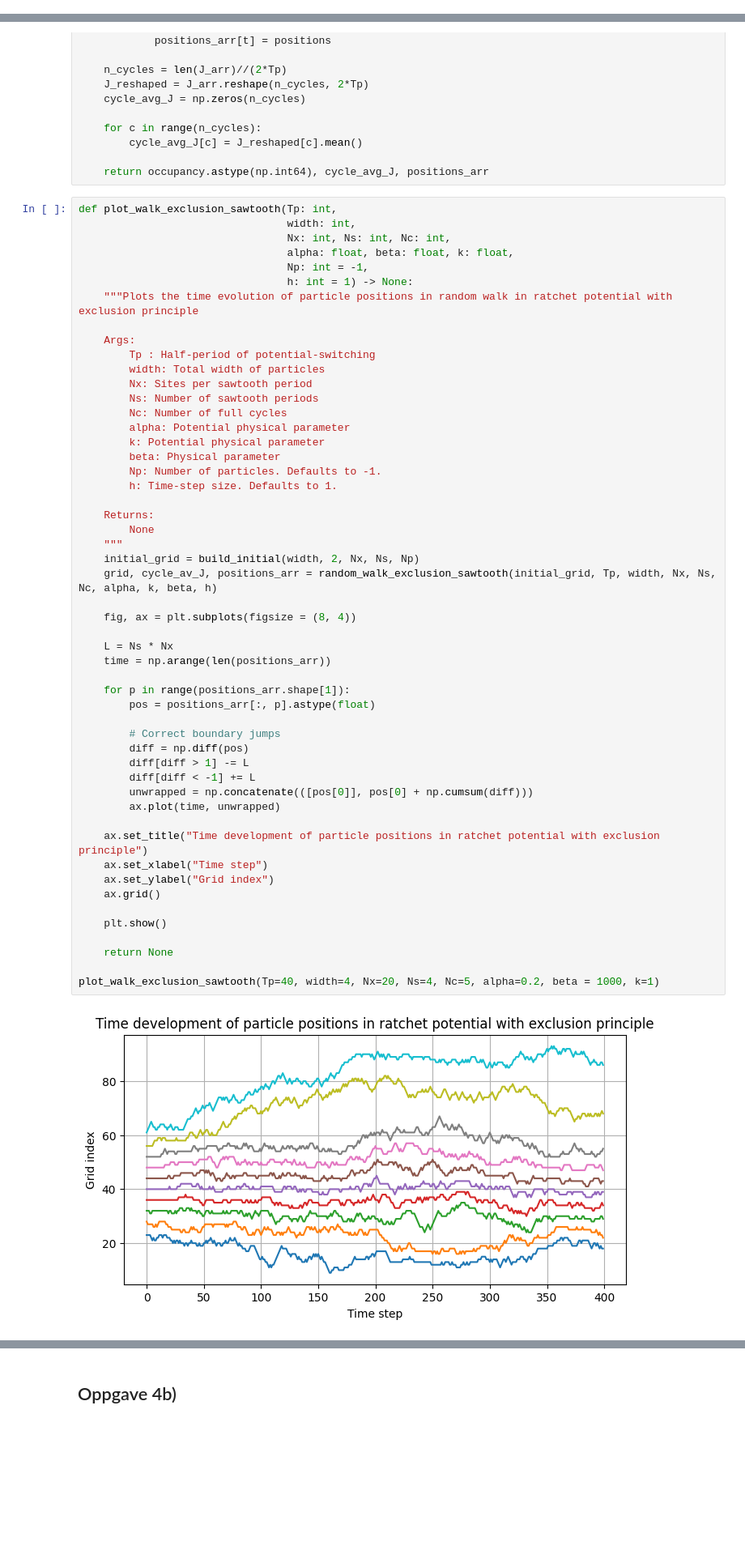
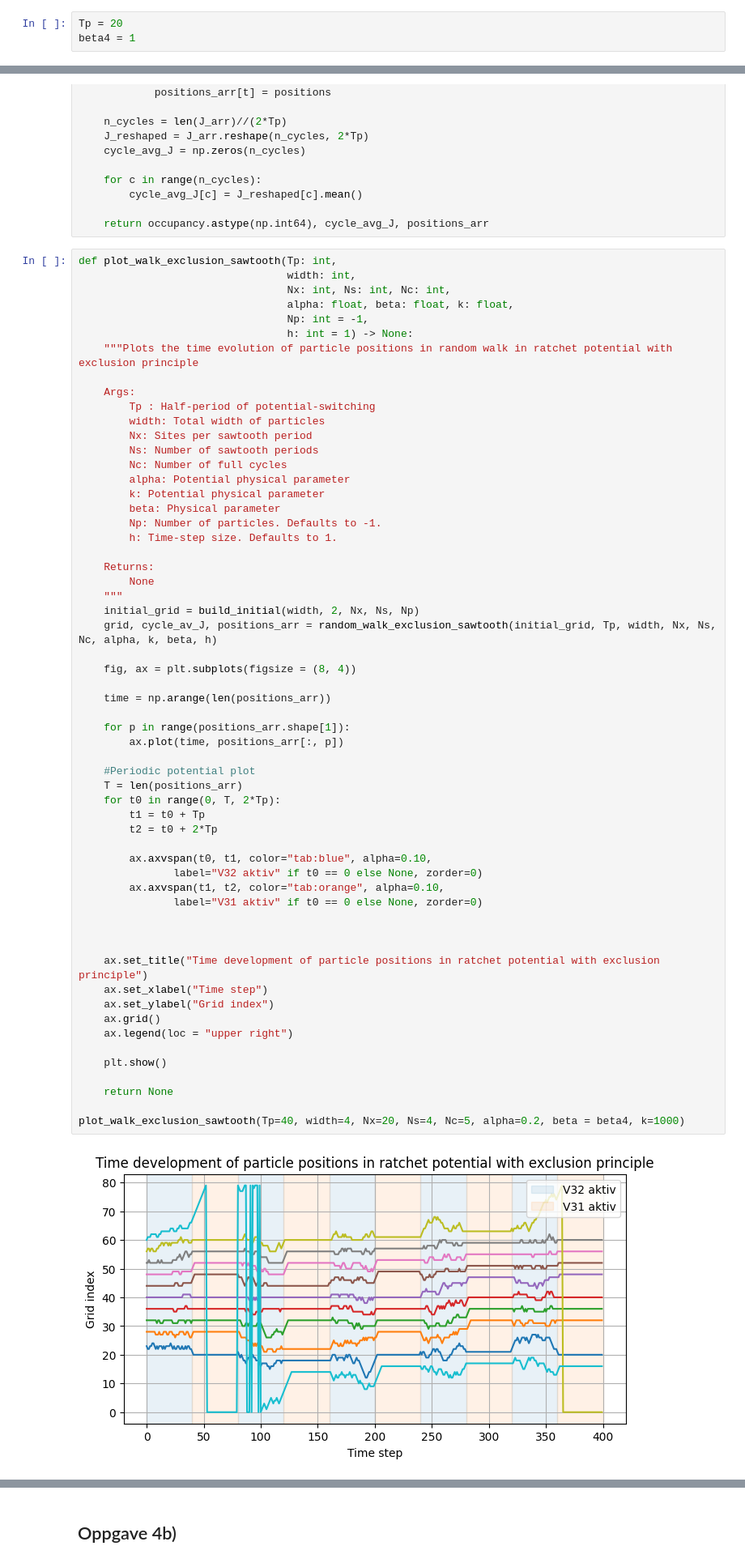
Before and after one commit to KristofferEide06/TMA4320_Project2, a Jupyter notebook: project2.ipynb, the cells around one changed output, grey strips where cells are left out. Shown at 81% size. Drawn from its saved outputs; the diff is of its cells as text; blank space fills up the shorter version.

```diff
--- a/project2.ipynb
+++ b/project2.ipynb
@@ -698,6 +743,9 @@ Resultatene fra 3d viser at den analytiske løsningen er svært unøyaktig for s
 resultatene fra 3e viser at den analytiske løsningen antar at magnituden til $J_{avg}$ går mot null noe fortere enn den nummeriske løsningen viser. Dette foresakes trolig av en rekke forenklinger, 1. anntakelse om at alle partiklene når lokalt minimum i løpet av perioden der "sag-potensialet" er aktivt, 2. anntakelsen om like startbetingelser på for hver syklus, 3. anntakelsen om at partikler alltid går den veien de har størst sannynlighet for å gå. Det er også mulig bruk av kontinuerlige poisjoner i den analytiske løsningen mot diskrete posisjoner i den nummeriske løsningen har en innvirkning, spesielt med tanke på at $N_x$ er veldig liten i 3e, og at potensial forksjellen mellom to posisjoner derfor blir veldig stor.
 # %% [markdown]
 ## Oppgave 4a\)
+# %%
+Tp = 20
+beta4 = 1
 # %%
 @njit
 def build_initial(width: int, partition: int, Nx: int, Ns: int, Np: int = -1) -> np.ndarray:
@@ -839,41 +887,47 @@ def plot_walk_exclusion_sawtooth(Tp: int,
         Nc: Number of full cycles
         alpha: Potential physical parameter
         k: Potential physical parameter
         beta: Physical parameter
         Np: Number of particles. Defaults to -1.
         h: Time-step size. Defaults to 1.
 
     Returns:
         None
     """
     initial_grid = build_initial(width, 2, Nx, Ns, Np)
     grid, cycle_av_J, positions_arr = random_walk_exclusion_sawtooth(initial_grid, Tp, width, Nx, Ns, Nc, alpha, k, beta, h)
 
     fig, ax = plt.subplots(figsize = (8, 4))
 
-    L = Ns * Nx
     time = np.arange(len(positions_arr))
 
     for p in range(positions_arr.shape[1]):
-        pos = positions_arr[:, p].astype(float)
+        ax.plot(time, positions_arr[:, p])
 
-        # Correct boundary jumps
-        diff = np.diff(pos)
-        diff[diff > 1] -= L
-        diff[diff < -1] += L
-        unwrapped = np.concatenate(([pos[0]], pos[0] + np.cumsum(diff)))
-        ax.plot(time, unwrapped)
+    #Periodic potential plot
+    T = len(positions_arr)
+    for t0 in range(0, T, 2*Tp):
+        t1 = t0 + Tp
+        t2 = t0 + 2*Tp
+
+        ax.axvspan(t0, t1, color="tab:blue", alpha=0.10,
+               label="V32 aktiv" if t0 == 0 else None, zorder=0)
+        ax.axvspan(t1, t2, color="tab:orange", alpha=0.10,
+               label="V31 aktiv" if t0 == 0 else None, zorder=0)
+
+
 
     ax.set_title("Time development of particle positions in ratchet potential with exclusion principle")
     ax.set_xlabel("Time step")
     ax.set_ylabel("Grid index")
     ax.grid()
+    ax.legend(loc = "upper right")
 
     plt.show()
 
     return None
 
-plot_walk_exclusion_sawtooth(Tp=40, width=4, Nx=20, Ns=4, Nc=5, alpha=0.2, beta = 1000, k=1)
+plot_walk_exclusion_sawtooth(Tp=40, width=4, Nx=20, Ns=4, Nc=5, alpha=0.2, beta = beta4, k=1000)
 # %% [output]
-[figure, old version]
+[figure, new version]
 # %% [markdown]
```
Also changed, not shown: parts of 12 cells of this notebook.
